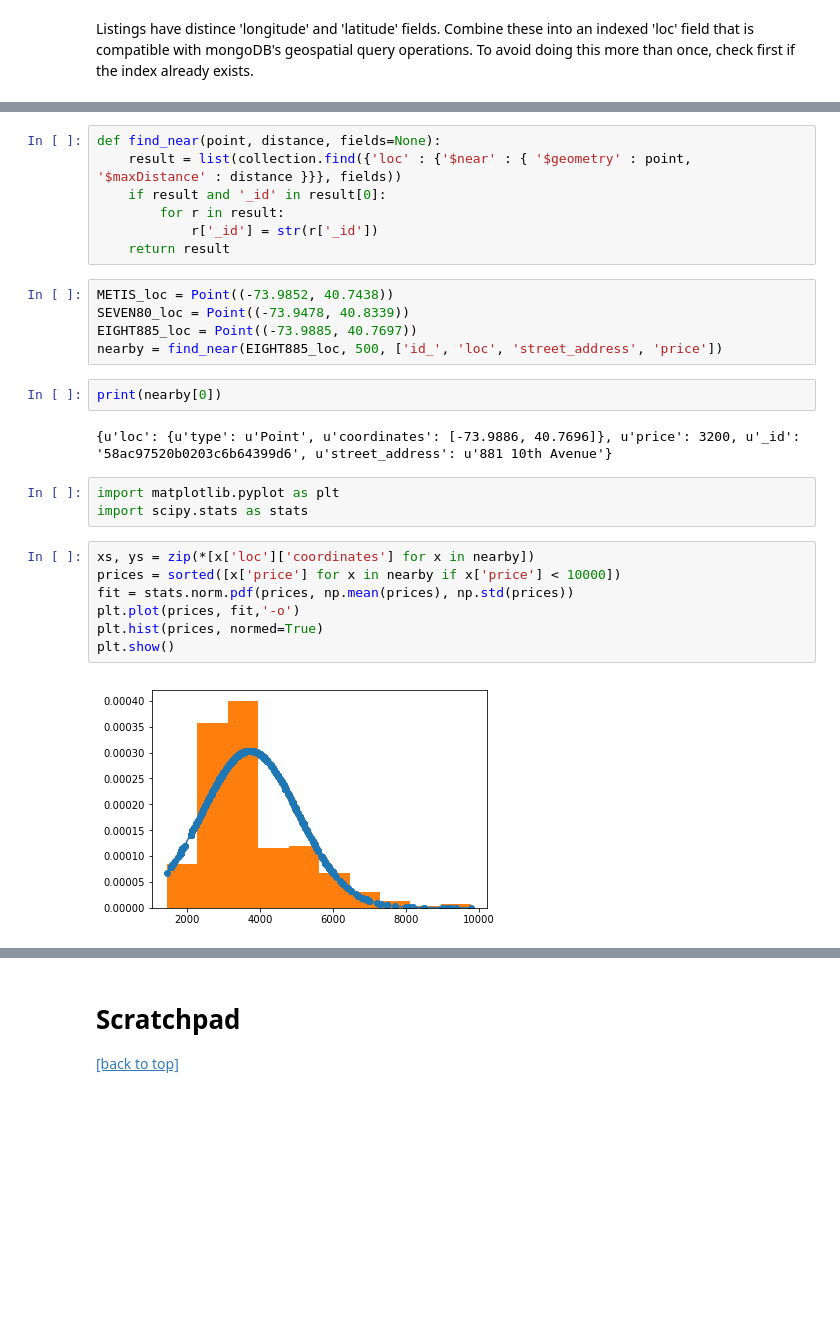
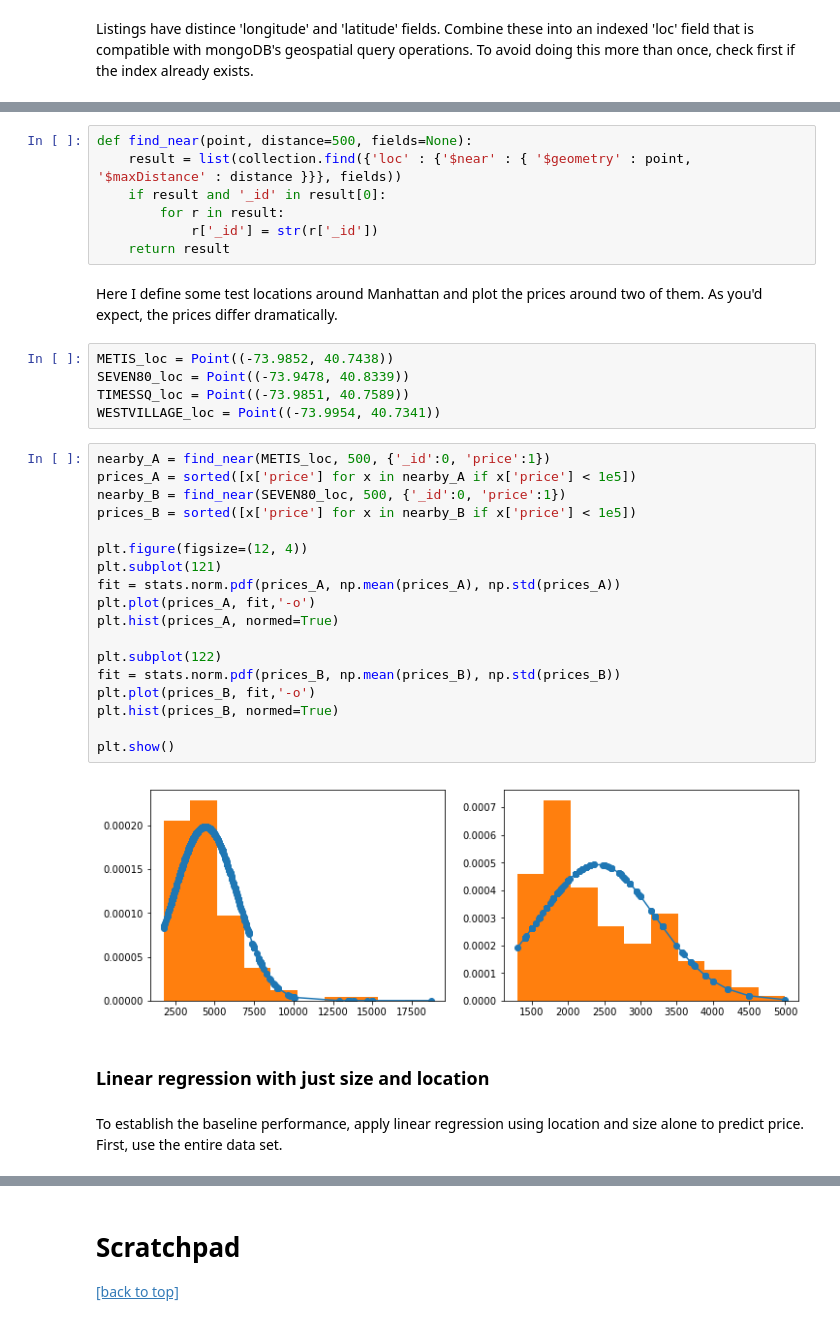
Before and after one commit to dextersealy/rent-report, a Jupyter notebook: modeling.ipynb, the cells around one changed output, grey strips where cells are left out. Drawn from its saved outputs; the diff is of its cells as text; blank space fills up the shorter version.

```diff
--- a/modeling.ipynb
+++ b/modeling.ipynb
@@ -151,28 +161,38 @@ This helper function finds points within a specified circle.
 # %%
-def find_near(point, distance, fields=None):
+def find_near(point, distance=500, fields=None):
     result = list(collection.find({'loc' : {'$near' : { '$geometry' : point, '$maxDistance' : distance }}}, fields))
     if result and '_id' in result[0]:
         for r in result:
             r['_id'] = str(r['_id'])
     return result
+# %% [markdown]
+Here I define some test locations around Manhattan and plot the prices around two of them. As you'd expect, the prices differ dramatically.
 # %%
 METIS_loc = Point((-73.9852, 40.7438))
 SEVEN80_loc = Point((-73.9478, 40.8339))
-EIGHT885_loc = Point((-73.9885, 40.7697))
-nearby = find_near(EIGHT885_loc, 500, ['id_', 'loc', 'street_address', 'price'])
+TIMESSQ_loc = Point((-73.9851, 40.7589))
+WESTVILLAGE_loc = Point((-73.9954, 40.7341))
-# %%
-print(nearby[0])
-# %% [output]
-{u'loc': {u'type': u'Point', u'coordinates': [-73.9886, 40.7696]}, u'price': 3200, u'_id': '58ac97520b0203c6b64399d6', u'street_address': u'881 10th Avenue'}
-# %%
-import matplotlib.pyplot as plt
-import scipy.stats as stats
-# %%
-xs, ys = zip(*[x['loc']['coordinates'] for x in nearby])
-prices = sorted([x['price'] for x in nearby if x['price'] < 10000])
-fit = stats.norm.pdf(prices, np.mean(prices), np.std(prices))
-plt.plot(prices, fit,'-o')
-plt.hist(prices, normed=True)
-plt.show()
-# %% [output]
-[figure, removed]
+# %%
+nearby_A = find_near(METIS_loc, 500, {'_id':0, 'price':1})
+prices_A = sorted([x['price'] for x in nearby_A if x['price'] < 1e5])
+nearby_B = find_near(SEVEN80_loc, 500, {'_id':0, 'price':1})
+prices_B = sorted([x['price'] for x in nearby_B if x['price'] < 1e5])
+
+plt.figure(figsize=(12, 4))
+plt.subplot(121)
+fit = stats.norm.pdf(prices_A, np.mean(prices_A), np.std(prices_A))
+plt.plot(prices_A, fit,'-o')
+plt.hist(prices_A, normed=True)
+
+plt.subplot(122)
+fit = stats.norm.pdf(prices_B, np.mean(prices_B), np.std(prices_B))
+plt.plot(prices_B, fit,'-o')
+plt.hist(prices_B, normed=True)
+
+plt.show()
+# %% [output]
+[figure, added]
+# %% [markdown]
+###  Linear regression with just size and location
+# %% [markdown]
+To establish the baseline performance, apply linear regression using location and size alone to predict price. First, use the entire data set.
```
Also changed, not shown: parts of 62 cells of this notebook.
